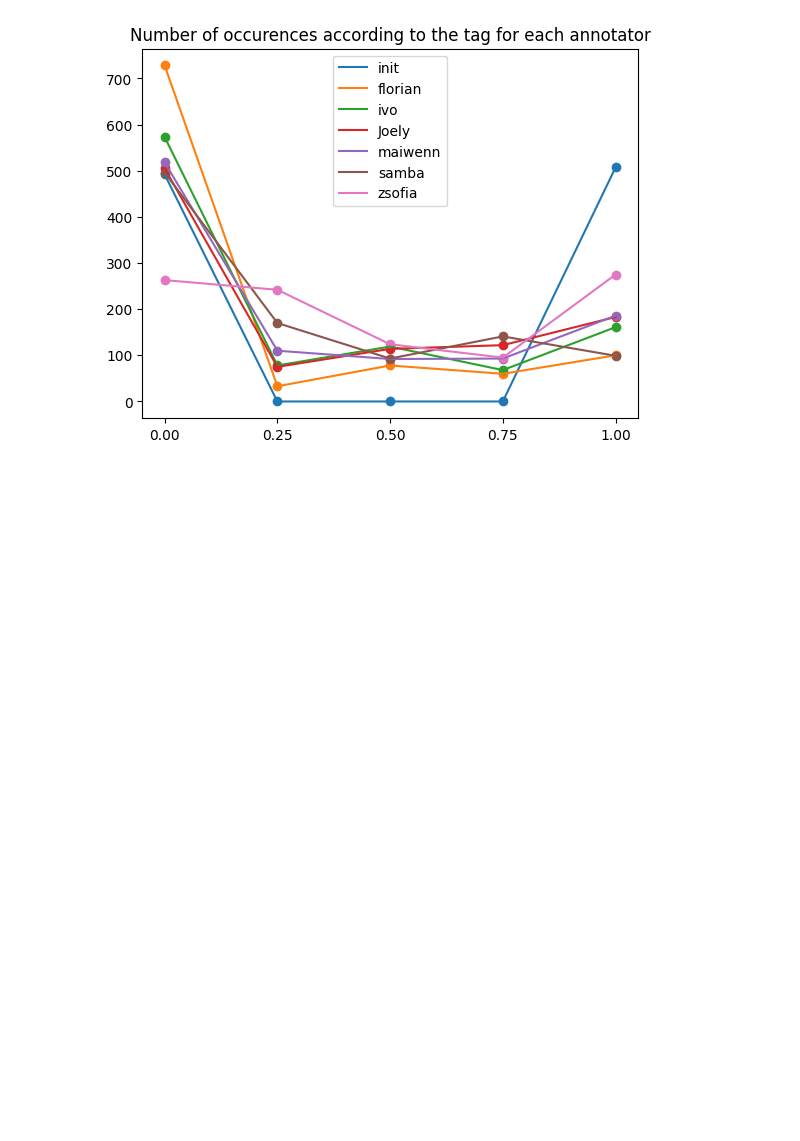
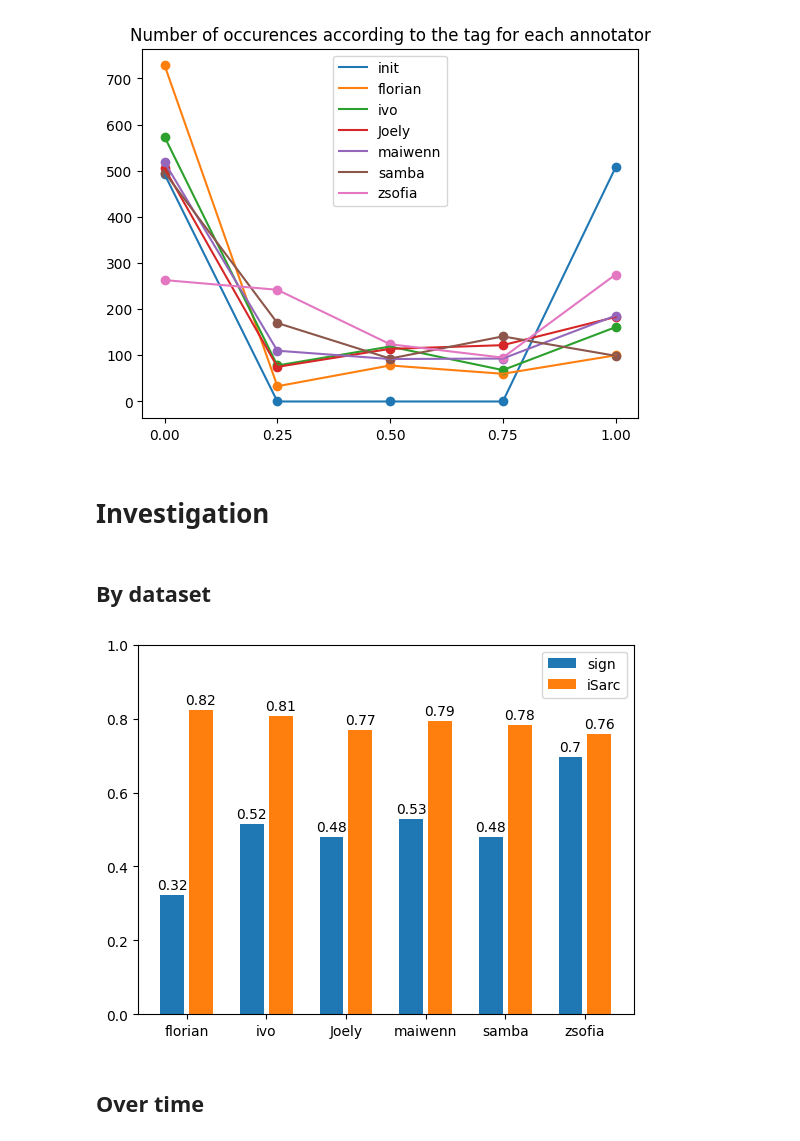
Before and after one commit to zsoflo/sarcasm, a Jupyter notebook: annotations/src/annotation_analysis_compare_inital.ipynb, the cells around one changed output. Cells and saved outputs as stored; diff of their text form; code cells hidden in the pictures; blank space fills up the shorter version.

```diff
--- a/annotations/src/annotation_analysis_compare_inital.ipynb
+++ b/annotations/src/annotation_analysis_compare_inital.ipynb
@@ -267,3 +268,38 @@ plt.show()
 # %% [output]
 [figure]
 [figure]
+# %% [markdown]
+# Investigation
+# %% [markdown]
+## By dataset
+# %%
+sources = annotations["Init"]["original_ID"].apply( (lambda x : "iSarc" if x[:4] != "sign" else x[:4] ) ).to_frame().join(annotations["Init"]["ID"])
+sources = sources.rename(columns = {"original_ID" : "source"})
+
+avg_scores_per_dataset = dict()
+for annot, df in joined_limited.items() :
+    avg_scores_per_dataset[annot] = {"sign" : [], "iSarc" : []}
+    for idx, row in df.iterrows() :
+        source = sources[ sources['ID'] == row['ID'] ]["source"]
+        if len(source) != 1 :
+            raise ValueError("Problem here")
+        source = list(source)[0]
+        avg_scores_per_dataset[annot][source].append(  weight(row["annotation"], row["sarcastic"]) )
+
+    for s in avg_scores_per_dataset[annot].keys():
+        avg_scores_per_dataset[annot][s] = sum( avg_scores_per_dataset[annot][s] ) / len( avg_scores_per_dataset[annot][s] )
+
+xTicks = list(avg_scores_per_dataset.keys())
+
+bar = plt.bar( np.array(range(0, len(xTicks))) - 0.18, [ avg_scores_per_dataset[a]["sign"] for a in xTicks ], width=0.3, label="sign" )
+plt.bar_label(bar, labels=[ round(avg_scores_per_dataset[a]["sign"],2) for a in xTicks ] , padding=2 )
+bar = plt.bar( np.array(range(0, len(xTicks))) + 0.18, [ avg_scores_per_dataset[a]["iSarc"] for a in xTicks ], width=0.3, label="iSarc" )
+plt.bar_label(bar, labels=[ round(avg_scores_per_dataset[a]["iSarc"],2) for a in xTicks ] , padding=2 )
+plt.legend()
+plt.xticks(range(0, len(xTicks)), xTicks)
+plt.ylim([0,1])
+plt.show()
+# %% [output]
+[figure, added]
+# %% [markdown]
+## Over time
```
Also changed, not shown: parts of 7 cells of this notebook.
